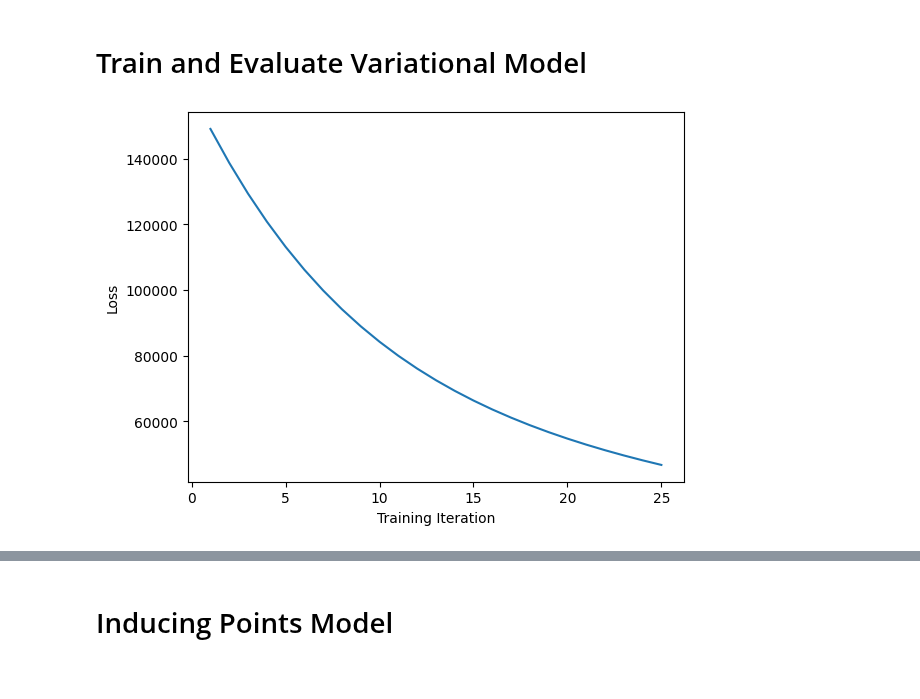
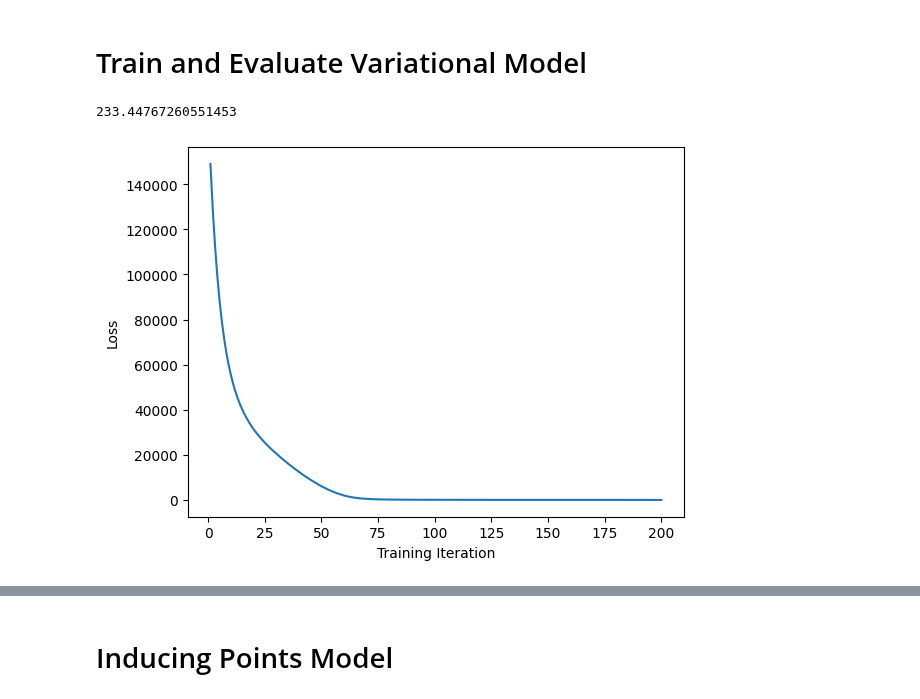
Before and after one commit to Sabelz/Master_Thesis_Alexander, a Jupyter notebook: GPs/PowerGPs.ipynb, the cells around one changed output, grey strips where cells are left out. Saved outputs shown, nothing was run; the diff lists cells and outputs as text; code cells hidden in the pictures.

```diff
--- a/GPs/PowerGPs.ipynb
+++ b/GPs/PowerGPs.ipynb
@@ -213,12 +213,15 @@ variational_model_power_standardized = variational_model_power_standardized.to(d
 # %% [markdown]
 # Train and Evaluate Variational Model
 # %%
-# Use train_loader_power
+
 train_time_variational_power = train_ELBO(variational_model_power,
                                  variational_likelihood_power,
                                  x_train_power,
                                  y_train_power,
-                                 training_iter= 25) # train is defined in utils/functions.ipynb
+                                 training_iter= 200) # train is defined in utils/functions.ipynb
+
+print(train_time_variational_power)
 # %% [output]
+233.44767260551453
-[figure, old version]
+[figure, new version]
 # %%
```
Also changed, not shown: parts of 25 cells of this notebook.
